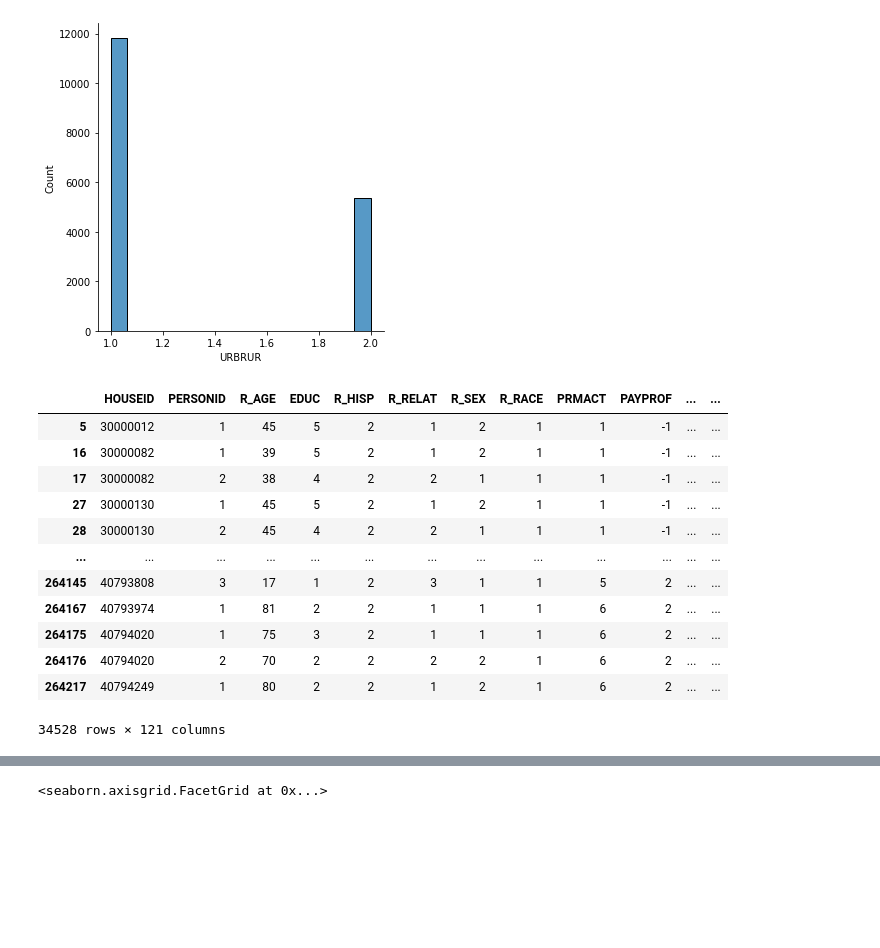
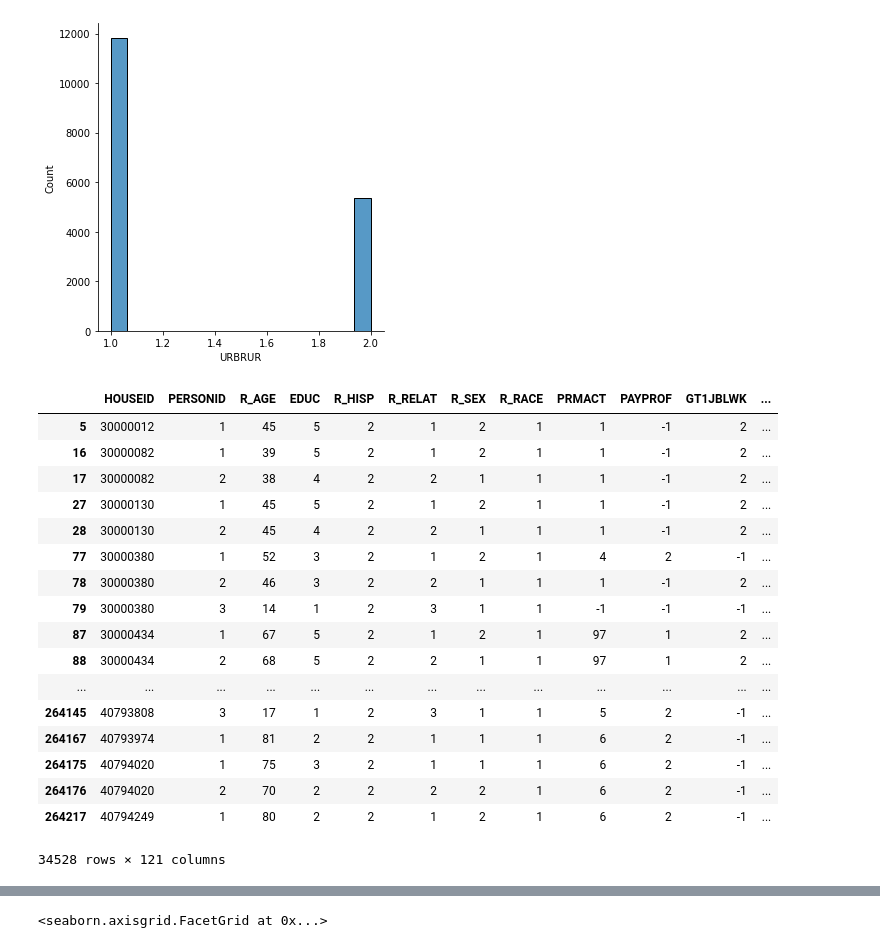
Before and after one commit to seanteohyh/AML_US_Traffic, a Jupyter notebook: Prep For Feature Set.ipynb, the cells around one changed output, grey strips where cells are left out. Saved outputs shown, nothing was run; the diff lists cells and outputs as text; code cells hidden in the pictures; blank space fills up the shorter version.

```diff
--- a/Prep For Feature Set.ipynb
+++ b/Prep For Feature Set.ipynb
@@ -1,7 +1,8 @@
 # %%
 import pandas as pd
 # %%
-households = pd.read_csv('/Users/weijilim/Downloads/csv/hhpub.csv')
+#households = pd.read_csv('/Users/weijilim/Downloads/csv/hhpub.csv')
+households = pd.read_csv('C:/Users/user/Documents/Python Scripts/Project/csv/hhpub.csv')
 
 households = households.sort_index(axis=1)
 households.head(5)
@@ -193,23 +218,29 @@ sns.displot(NY_households['URBRUR'])
 # %%
 NY_HH_IDS = cleaned_NY['HOUSEID'].values.tolist()
 # %%
-personal = pd.read_csv('/Users/weijilim/Downloads/csv/perpub.csv')
+#personal = pd.read_csv('/Users/weijilim/Downloads/csv/perpub.csv')
+personal = pd.read_csv('C:/Users/user/Documents/Python Scripts/Project/csv/perpub.csv')
 # filter to NY Households
 NY_personal = personal[personal['HOUSEID'].isin(NY_HH_IDS)]
 NY_personal
 # %% [output]
-|  | HOUSEID | PERSONID | R_AGE | EDUC | R_HISP | R_RELAT | R_SEX | R_RACE | PRMACT | PAYPROF | ... | ... |
-| 5 | 30000012 | 1 | 45 | 5 | 2 | 1 | 2 | 1 | 1 | -1 | ... | ... |
-| 16 | 30000082 | 1 | 39 | 5 | 2 | 1 | 2 | 1 | 1 | -1 | ... | ... |
-| 17 | 30000082 | 2 | 38 | 4 | 2 | 2 | 1 | 1 | 1 | -1 | ... | ... |
-| 27 | 30000130 | 1 | 45 | 5 | 2 | 1 | 2 | 1 | 1 | -1 | ... | ... |
-| 28 | 30000130 | 2 | 45 | 4 | 2 | 2 | 1 | 1 | 1 | -1 | ... | ... |
+|  | HOUSEID | PERSONID | R_AGE | EDUC | R_HISP | R_RELAT | R_SEX | R_RACE | PRMACT | PAYPROF | GT1JBLWK | ... |
+| 5 | 30000012 | 1 | 45 | 5 | 2 | 1 | 2 | 1 | 1 | -1 | 2 | ... |
+| 16 | 30000082 | 1 | 39 | 5 | 2 | 1 | 2 | 1 | 1 | -1 | 2 | ... |
+| 17 | 30000082 | 2 | 38 | 4 | 2 | 2 | 1 | 1 | 1 | -1 | 2 | ... |
+| 27 | 30000130 | 1 | 45 | 5 | 2 | 1 | 2 | 1 | 1 | -1 | 2 | ... |
+| 28 | 30000130 | 2 | 45 | 4 | 2 | 2 | 1 | 1 | 1 | -1 | 2 | ... |
+| 77 | 30000380 | 1 | 52 | 3 | 2 | 1 | 2 | 1 | 4 | 2 | -1 | ... |
+| 78 | 30000380 | 2 | 46 | 3 | 2 | 2 | 1 | 1 | 1 | -1 | 2 | ... |
+| 79 | 30000380 | 3 | 14 | 1 | 2 | 3 | 1 | 1 | -1 | -1 | -1 | ... |
+| 87 | 30000434 | 1 | 67 | 5 | 2 | 1 | 2 | 1 | 97 | 1 | 2 | ... |
+| 88 | 30000434 | 2 | 68 | 5 | 2 | 2 | 1 | 1 | 97 | 1 | 2 | ... |
 | ... | ... | ... | ... | ... | ... | ... | ... | ... | ... | ... | ... | ... |
-| 264145 | 40793808 | 3 | 17 | 1 | 2 | 3 | 1 | 1 | 5 | 2 | ... | ... |
-| 264167 | 40793974 | 1 | 81 | 2 | 2 | 1 | 1 | 1 | 6 | 2 | ... | ... |
-| 264175 | 40794020 | 1 | 75 | 3 | 2 | 1 | 1 | 1 | 6 | 2 | ... | ... |
-| 264176 | 40794020 | 2 | 70 | 2 | 2 | 2 | 2 | 1 | 6 | 2 | ... | ... |
-| 264217 | 40794249 | 1 | 80 | 2 | 2 | 1 | 2 | 1 | 6 | 2 | ... | ... |
+| 264145 | 40793808 | 3 | 17 | 1 | 2 | 3 | 1 | 1 | 5 | 2 | -1 | ... |
+| 264167 | 40793974 | 1 | 81 | 2 | 2 | 1 | 1 | 1 | 6 | 2 | -1 | ... |
+| 264175 | 40794020 | 1 | 75 | 3 | 2 | 1 | 1 | 1 | 6 | 2 | -1 | ... |
+| 264176 | 40794020 | 2 | 70 | 2 | 2 | 2 | 2 | 1 | 6 | 2 | -1 | ... |
+| 264217 | 40794249 | 1 | 80 | 2 | 2 | 1 | 2 | 1 | 6 | 2 | -1 | ... |
 34528 rows × 121 columns
 # %%
 # for checking
```
Also changed, not shown: parts of 74 cells of this notebook, 1 other file.
